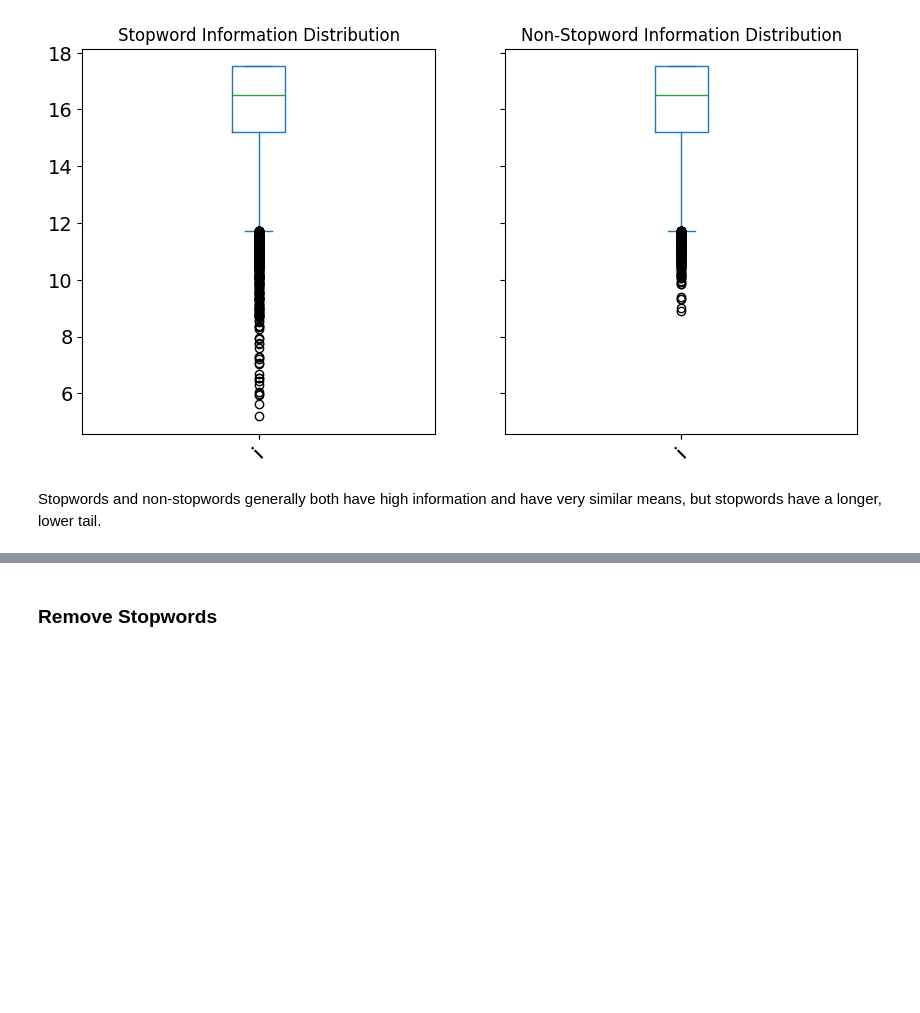
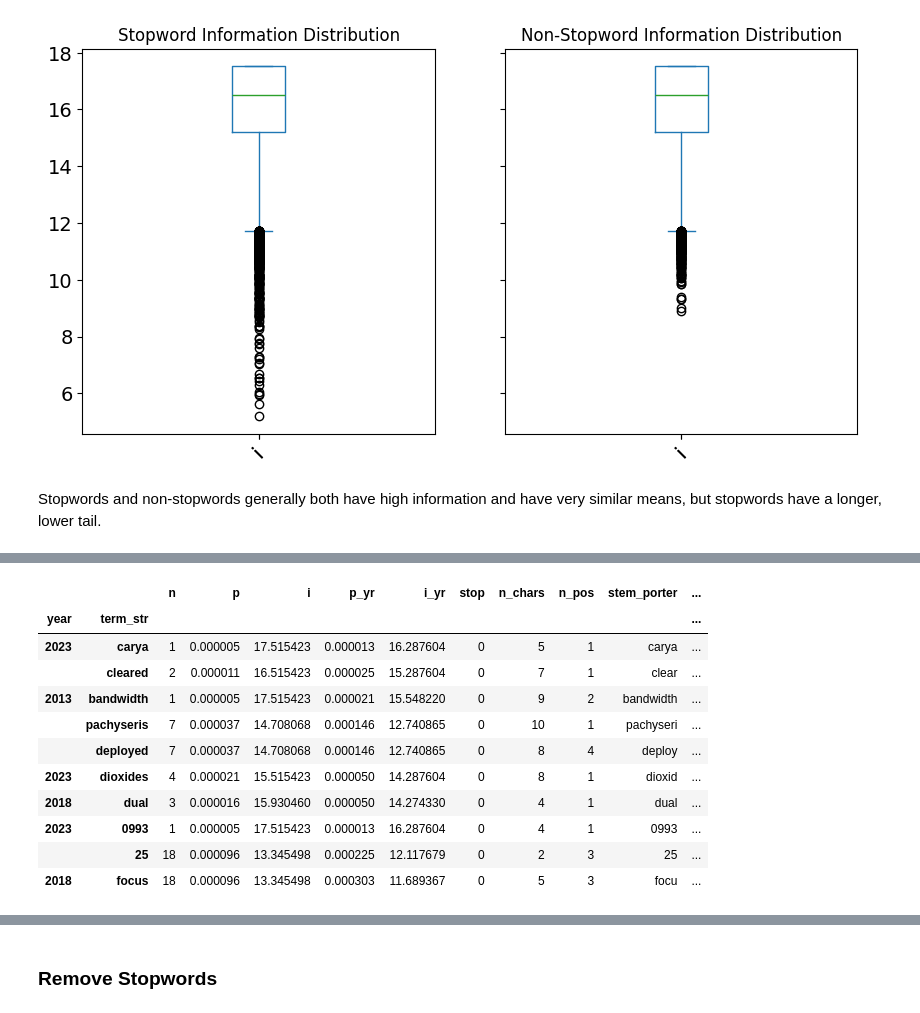
Before and after one commit to caroline-kranefuss/evolving_sentiment_climate, a Jupyter notebook: notebooks/stopwords.ipynb, the cells around one changed output, grey strips where cells are left out. Cells and saved outputs as stored; diff of their text form; code cells hidden in the pictures; blank space fills up the shorter version.

```diff
--- a/notebooks/stopwords.ipynb
+++ b/notebooks/stopwords.ipynb
@@ -130,0 +209,25 @@ Stopwords and non-stopwords generally both have high information and have very s
+# %%
+# Porter stemmer
+VOCAB['stem_porter'] = VOCAB.apply(lambda x: PorterStemmer().stem(x.name[-1]), 1) # [-1] from Claude
+
+# Snowball stemmer (English)
+VOCAB['stem_snowball'] = VOCAB.apply(lambda x: SnowballStemmer("english").stem(x.name[-1]), 1)
+
+# Lancaster stemmer
+VOCAB['stem_lancaster'] = VOCAB.apply(lambda x: LancasterStemmer().stem(x.name[-1]), 1)
+
+# View
+VOCAB.sample(10)
+# %% [output]
+|  |  | n | p | i | p_yr | i_yr | stop | n_chars | n_pos | stem_porter | ... |
+| year | term_str |  |  |  |  |  |  |  |  |  | ... |
+| 2023 | carya | 1 | 0.000005 | 17.515423 | 0.000013 | 16.287604 | 0 | 5 | 1 | carya | ... |
+|  | cleared | 2 | 0.000011 | 16.515423 | 0.000025 | 15.287604 | 0 | 7 | 1 | clear | ... |
+| 2013 | bandwidth | 1 | 0.000005 | 17.515423 | 0.000021 | 15.548220 | 0 | 9 | 2 | bandwidth | ... |
+|  | pachyseris | 7 | 0.000037 | 14.708068 | 0.000146 | 12.740865 | 0 | 10 | 1 | pachyseri | ... |
+|  | deployed | 7 | 0.000037 | 14.708068 | 0.000146 | 12.740865 | 0 | 8 | 4 | deploy | ... |
+| 2023 | dioxides | 4 | 0.000021 | 15.515423 | 0.000050 | 14.287604 | 0 | 8 | 1 | dioxid | ... |
+| 2018 | dual | 3 | 0.000016 | 15.930460 | 0.000050 | 14.274330 | 0 | 4 | 1 | dual | ... |
+| 2023 | 0993 | 1 | 0.000005 | 17.515423 | 0.000013 | 16.287604 | 0 | 4 | 1 | 0993 | ... |
+|  | 25 | 18 | 0.000096 | 13.345498 | 0.000225 | 12.117679 | 0 | 2 | 3 | 25 | ... |
+| 2018 | focus | 18 | 0.000096 | 13.345498 | 0.000303 | 11.689367 | 0 | 5 | 3 | focu | ... |
```
Also changed, not shown: parts of 16 cells of this notebook, 15 other files.
